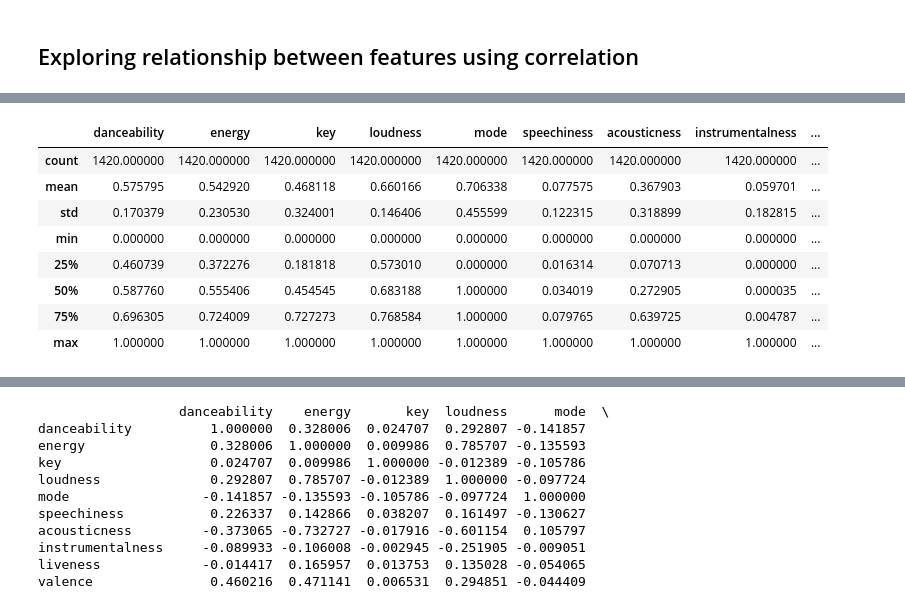
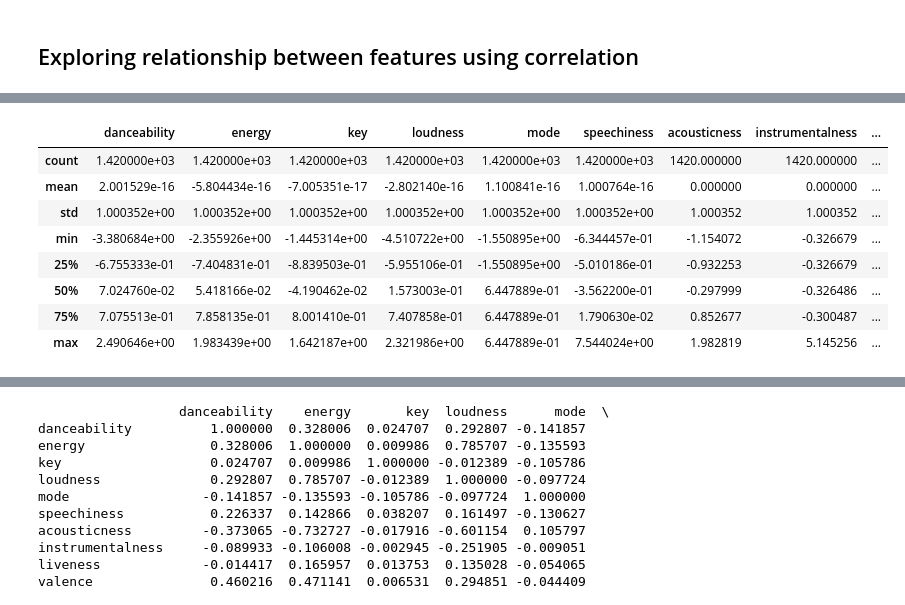
Before and after one commit to aakanksha1dutta/MOODSIC, a Jupyter notebook: 2_EDA_and_Modelling.ipynb, the cells around one changed output, grey strips where cells are left out. Saved outputs shown, nothing was run; the diff lists cells and outputs as text; code cells hidden in the pictures.

```diff
--- a/2_EDA_and_Modelling.ipynb
+++ b/2_EDA_and_Modelling.ipynb
@@ -89,21 +110,22 @@ dtype: int64
 # %%
 features_df = track_df[['danceability','energy','key','loudness','mode','speechiness','acousticness','instrumentalness','liveness','valence','tempo']]
 
 # scaling data
-scaler = MinMaxScaler()
 
-scaled_df = scaler.fit_transform(features_df)
+scaler = StandardScaler().fit(features_df)
+scaled_df = scaler.transform(features_df)
+
 features_df = pd.DataFrame(scaled_df, columns=features_df.columns)
 features_df.describe()
 
-#data is scaled but not centered.
+#data is scaled and centered.
 # %% [output]
 |  | danceability | energy | key | loudness | mode | speechiness | acousticness | instrumentalness | ... |
-| count | 1420.000000 | 1420.000000 | 1420.000000 | 1420.000000 | 1420.000000 | 1420.000000 | 1420.000000 | 1420.000000 | ... |
-| mean | 0.575795 | 0.542920 | 0.468118 | 0.660166 | 0.706338 | 0.077575 | 0.367903 | 0.059701 | ... |
-| std | 0.170379 | 0.230530 | 0.324001 | 0.146406 | 0.455599 | 0.122315 | 0.318899 | 0.182815 | ... |
-| min | 0.000000 | 0.000000 | 0.000000 | 0.000000 | 0.000000 | 0.000000 | 0.000000 | 0.000000 | ... |
-| 25% | 0.460739 | 0.372276 | 0.181818 | 0.573010 | 0.000000 | 0.016314 | 0.070713 | 0.000000 | ... |
-| 50% | 0.587760 | 0.555406 | 0.454545 | 0.683188 | 1.000000 | 0.034019 | 0.272905 | 0.000035 | ... |
-| 75% | 0.696305 | 0.724009 | 0.727273 | 0.768584 | 1.000000 | 0.079765 | 0.639725 | 0.004787 | ... |
-| max | 1.000000 | 1.000000 | 1.000000 | 1.000000 | 1.000000 | 1.000000 | 1.000000 | 1.000000 | ... |
+| count | 1.420000e+03 | 1.420000e+03 | 1.420000e+03 | 1.420000e+03 | 1.420000e+03 | 1.420000e+03 | 1420.000000 | 1420.000000 | ... |
+| mean | 2.001529e-16 | -5.804434e-16 | -7.005351e-17 | -2.802140e-16 | 1.100841e-16 | 1.000764e-16 | 0.000000 | 0.000000 | ... |
+| std | 1.000352e+00 | 1.000352e+00 | 1.000352e+00 | 1.000352e+00 | 1.000352e+00 | 1.000352e+00 | 1.000352 | 1.000352 | ... |
+| min | -3.380684e+00 | -2.355926e+00 | -1.445314e+00 | -4.510722e+00 | -1.550895e+00 | -6.344457e-01 | -1.154072 | -0.326679 | ... |
+| 25% | -6.755333e-01 | -7.404831e-01 | -8.839503e-01 | -5.955106e-01 | -1.550895e+00 | -5.010186e-01 | -0.932253 | -0.326679 | ... |
+| 50% | 7.024760e-02 | 5.418166e-02 | -4.190462e-02 | 1.573003e-01 | 6.447889e-01 | -3.562200e-01 | -0.297999 | -0.326486 | ... |
+| 75% | 7.075513e-01 | 7.858135e-01 | 8.001410e-01 | 7.407858e-01 | 6.447889e-01 | 1.790630e-02 | 0.852677 | -0.300487 | ... |
+| max | 2.490646e+00 | 1.983439e+00 | 1.642187e+00 | 2.321986e+00 | 6.447889e-01 | 7.544024e+00 | 1.982819 | 5.145256 | ... |
```
Also changed, not shown: parts of 24 cells of this notebook, 4 other files.
